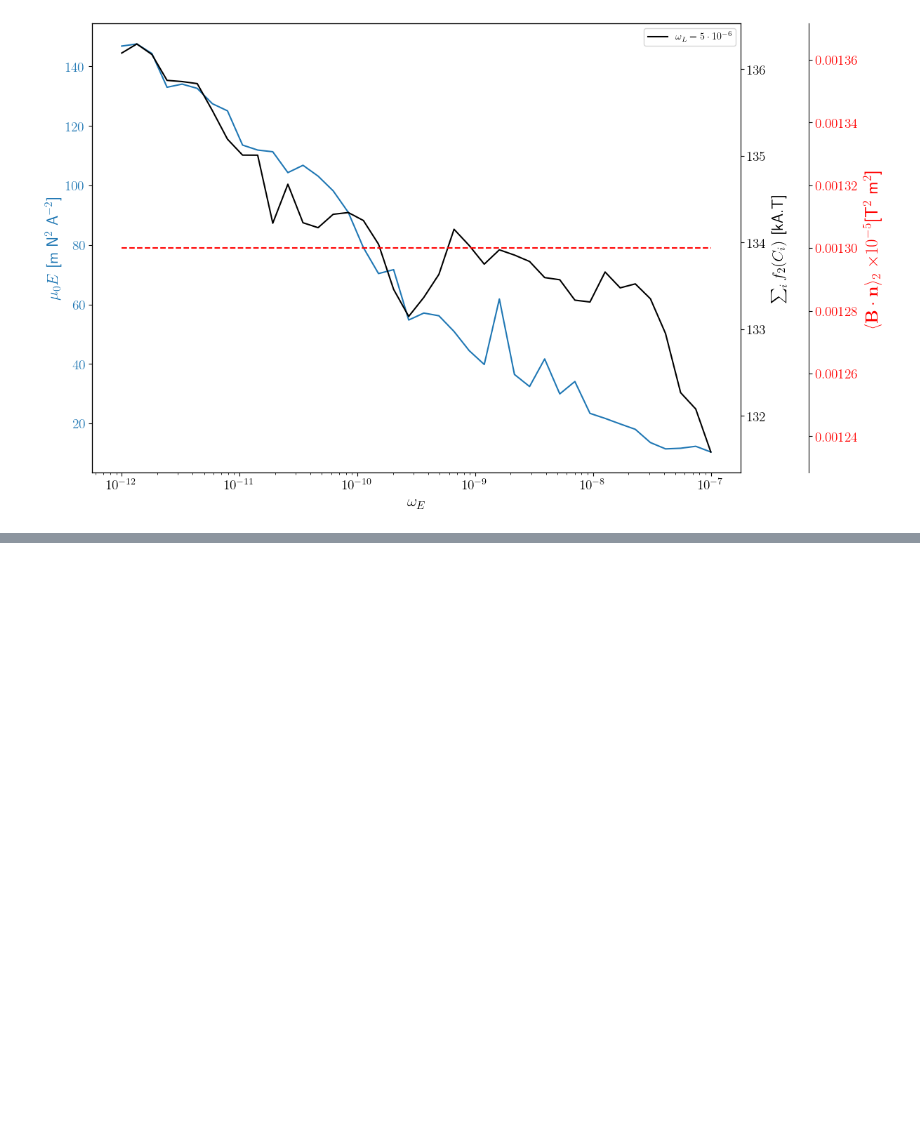
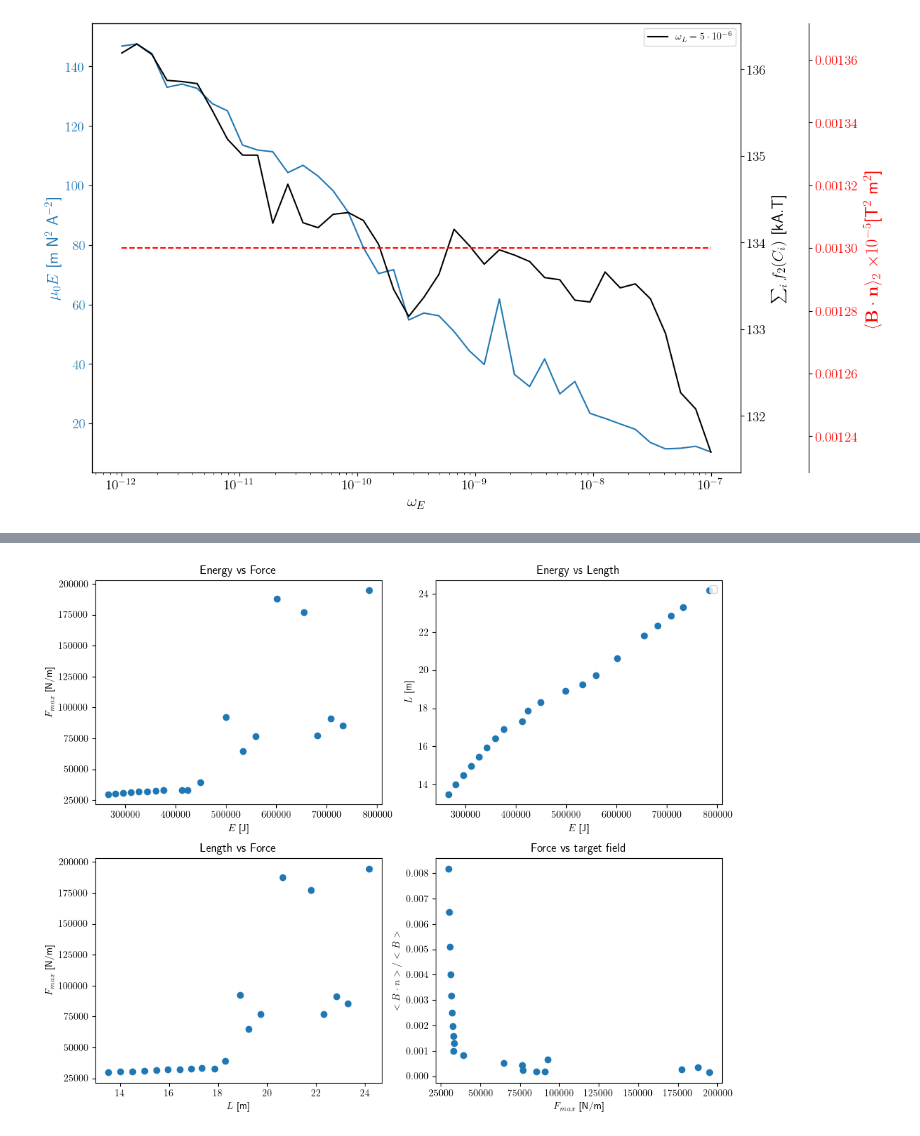
Before and after one commit to salomon73/simsopt_forked, a Jupyter notebook: examples/4_Work/plots.ipynb, the cells around one changed output, grey strips where cells are left out. Cells and saved outputs as stored; diff of their text form; code cells hidden in the pictures; blank space fills up the shorter version.

```diff
--- a/examples/4_Work/plots.ipynb
+++ b/examples/4_Work/plots.ipynb
@@ -333,0 +443,84 @@ plt.savefig("Nf5_NC4_wL5e6_scan.pdf", dpi=300)
+# %%
+import pandas as pd
+import numpy as np
+import matplotlib.pyplot as plt
+import ast
+
+# Load the Pareto front CSV file
+results_file = "./output_scan/results_correlation_study.csv"
+results = pd.read_csv(results_file)
+print(results)
+
+
+correlation_matrix = results.corr()
+print(correlation_matrix)
+
+
+plt.rcParams['text.usetex'] = True
+# Scatter plots
+plt.figure(figsize=(10, 8))
+plt.subplot(2, 2, 1)
+energy = results['total_energy']
+maxf = results['max_force']
+plt.scatter(energy, maxf)
+""" plt.scatter(energy[:5], maxf[:5], color='r', marker='o')
+for i in range(6):
+    plt.scatter(energy[i+6:i+6+5], maxf[i+6:i+6+5], marker='o') """
+plt.xlabel('$E$ [J]')
+plt.ylabel('$F_{\t{max}}$ [N/m]')
+plt.title('Energy vs Force')
+
+plt.subplot(2, 2, 2)
+energy = results["total_energy"]
+total_length=results["total_length"]
+energy_weight = results["energy_weight"]
+plt.scatter(energy, total_length)
+""" plt.scatter(energy[:5], total_length[:5], color='r', label=f"{energy_weight[0]:1e}")
+for i in range(6):
+    plt.scatter(energy[i+6:i+6+5], total_length[i+6:i+6+5], marker='o' , label=f"{energy_weight[5*i]:1e}") """
+plt.xlabel('$E$ [J]')
+plt.ylabel('$L$ [m]')
+plt.legend()
+plt.title('Energy vs Length')
+
+plt.subplot(2, 2, 3)
+maxf = results['max_force']
+length = results['total_length']
+plt.scatter(length, maxf)
+plt.xlabel('$L$ [m]')
+plt.ylabel('$F_{\t{max}}$ [N/m]')
+plt.title('Length vs Force')
+
+plt.subplot(2, 2, 4)
+plt.scatter(results['max_force'], results['rel_B'])
+plt.xlabel('$F_{\t{max}}$ [N/m]')
+plt.ylabel('$<B\cdot n >/<B>$')
+plt.title('Force vs target field')
+
+plt.tight_layout()
+plt.show()
+
+plt.figure(figsize=(10, 8))
+plt.subplot(3, 1, 1)
+energy = results['total_energy']
+intf = results['int_force']
+plt.scatter(energy, intf)
+plt.xlabel('$E$ [J]')
+plt.ylabel('Integrated force [N/m]')
+plt.title('Energy vs Force')
+
+plt.subplot(3, 1, 2)
+plt.scatter(results['total_energy'], results['total_length'])
+plt.xlabel('$E$ [J]')
+plt.ylabel('$L$ [m]')
+plt.title('Energy vs Length')
+
+plt.subplot(3, 1, 3)
+plt.scatter(results['total_energy'], results['BdotN'])
+plt.xlabel('$E$ [J]')
+plt.ylabel('$BdotN$ [m]')
+plt.title('Energy vs Bdotn')
+
+plt.tight_layout()
+plt.show()
+# %% [output]
@@ -333,0 +545 @@ plt.savefig("Nf5_NC4_wL5e6_scan.pdf", dpi=300)
+[figure, added]
```
Also changed, not shown: parts of 5 cells of this notebook, 17 other files.
